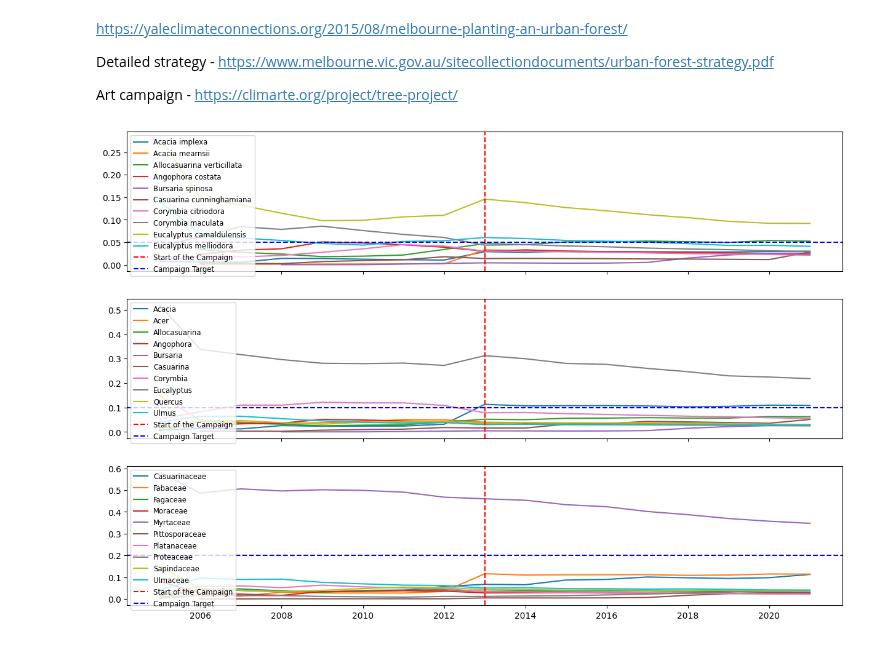
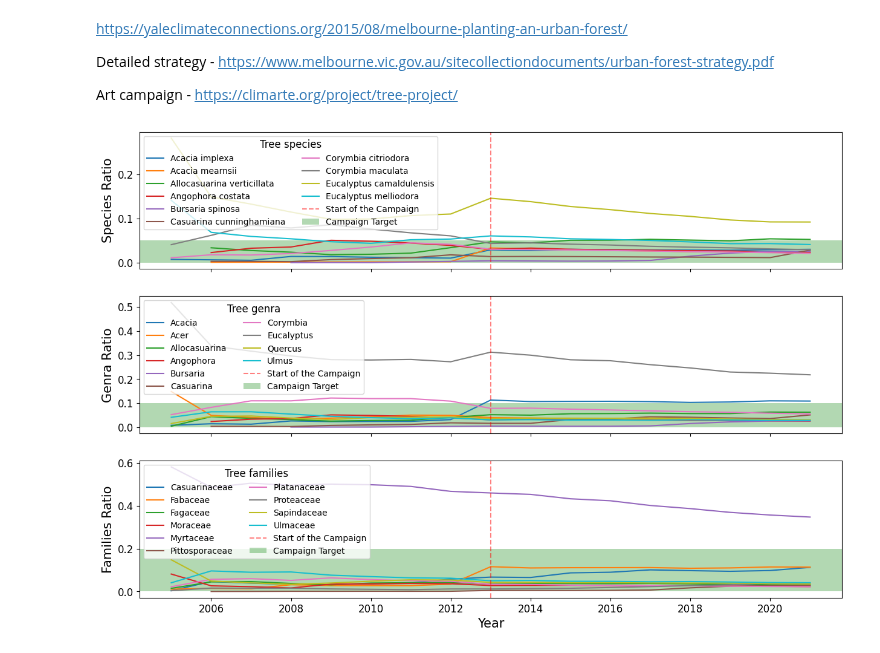
Before and after one commit to jacekchess/jacekchess.github.io, a Jupyter notebook: notebooks/forest_diversity.ipynb, the cells around one changed output. Drawn from its saved outputs; the diff is of its cells as text; code cells hidden in the pictures.

```diff
--- a/notebooks/forest_diversity.ipynb
+++ b/notebooks/forest_diversity.ipynb
@@ -45,34 +45,45 @@ def prepare_data(category, cut_off=20):
 # %%
 species_count = prepare_data('Scientific Name', cut_off=10)
 genus_count = prepare_data('Genus', cut_off=10)
 family_count = prepare_data('Family', cut_off=10)
 
 _, axes = plt.subplots(3, 1, figsize=(15, 10), sharex=True)
 
 for name, group in species_count.groupby('Scientific Name'):
     axes[0].plot(group['Year Planted'], group['CoM ID'], label=name)
 
-axes[0].axvline(x=pd.to_datetime(2013, format='%Y'), color='r', linestyle='--', label='Start of the Campaign')
-axes[0].axhline(y=0.05, color='b', linestyle='--', label='Campaign Target')
-axes[0].legend(fontsize='small')
+axes[0].axvline(x=pd.to_datetime(2013, format='%Y'), color='r', linestyle='--', label='Start of the Campaign', alpha=0.5)
+# axes[0].axhline(y=0.05, color='b', linestyle='--', label='Campaign Target', alpha=0.5)
+axes[0].axhspan(0.0, 0.05, facecolor='green', alpha=0.3, label='Campaign Target')
+axes[0].legend(ncols=2, title='Tree species', loc='upper left', title_fontsize=12)
+axes[0].set_ylabel('Species Ratio', fontsize=15)
+axes[0].yaxis.set_tick_params(labelsize=12)
 
 for name, group in genus_count.groupby('Genus'):
     axes[1].plot(group['Year Planted'], group['CoM ID'], label=name)
 
-axes[1].axvline(x=pd.to_datetime(2013, format='%Y'), color='r', linestyle='--', label='Start of the Campaign')
-axes[1].axhline(y=0.1, color='b', linestyle='--', label='Campaign Target')
-axes[1].legend(fontsize='small')
+axes[1].axvline(x=pd.to_datetime(2013, format='%Y'), color='r', linestyle='--', label='Start of the Campaign', alpha=0.5)
+# axes[1].axhline(y=0.1, color='b', linestyle='--', label='Campaign Target', alpha=0.5)
+axes[1].axhspan(0.0, 0.1, facecolor='green', alpha=0.3, label='Campaign Target')
+axes[1].legend(ncols=2, title='Tree genra', loc='upper left', title_fontsize=12)
+axes[1].set_ylabel('Genra Ratio', fontsize=15)
+axes[1].yaxis.set_tick_params(labelsize=12)
 
 for name, group in family_count.groupby('Family'):
     axes[2].plot(group['Year Planted'], group['CoM ID'], label=name)
 
-axes[2].axvline(x=pd.to_datetime(2013, format='%Y'), color='r', linestyle='--', label='Start of the Campaign')
-axes[2].axhline(y=0.2, color='b', linestyle='--', label='Campaign Target')
-axes[2].legend(fontsize='small')
+axes[2].axvline(x=pd.to_datetime(2013, format='%Y'), color='r', linestyle='--', label='Start of the Campaign', alpha=0.5)
+# axes[2].axhline(y=0.2, color='b', linestyle='dotted', label='Campaign Target', alpha=0.5)
+axes[2].axhspan(0.0, 0.2, facecolor='green', alpha=0.3, label='Campaign Target')
+axes[2].legend(ncols=2, title='Tree families', loc='upper left', title_fontsize=12)
+axes[2].set_ylabel('Families Ratio', fontsize=15)
+axes[2].yaxis.set_tick_params(labelsize=12)
 
+plt.xlabel('Year', fontsize=15)
+plt.xticks(fontsize=12)
 plt.show()
 # %% [output]
-[figure, old version]
+[figure, new version]
 # %%
 data_heat_map = df[df['Located in'] == 'Street']
 years = ['2004','2005','2006','2007','2008','2009','2010','2011','2012','2013','2014','2015','2016','2017','2018','2019','2020','2021']
```
Also changed, not shown: parts of 1 cell of this notebook, 2 other files.
